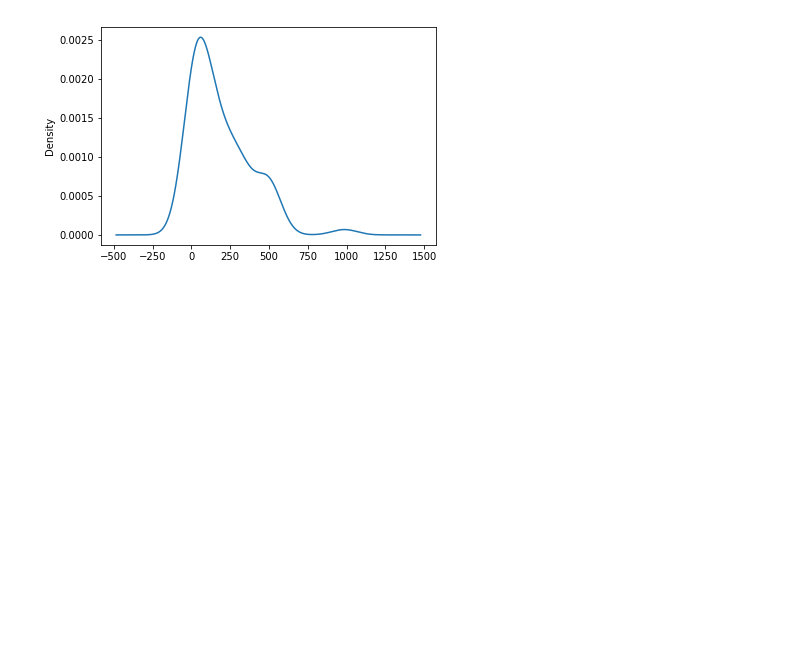
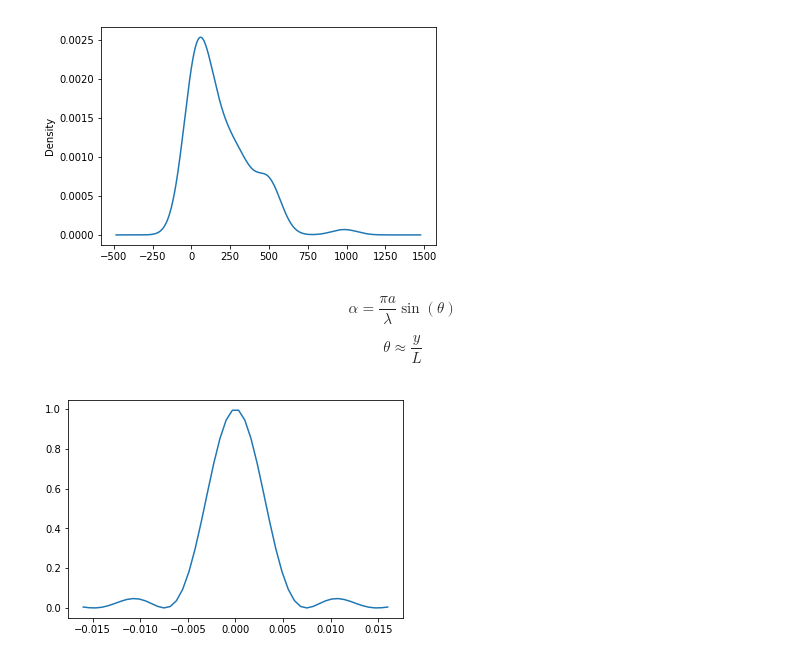
Before and after one commit to jamontanac/Laboratorio-Avanzado, a Jupyter notebook: Double_Slit/Analisis.ipynb, the cells around one changed output. Cells and saved outputs as stored; diff of their text form; code cells hidden in the pictures; blank space fills up the shorter version.

```diff
--- a/Double_Slit/Analisis.ipynb
+++ b/Double_Slit/Analisis.ipynb
@@ -175,0 +176,16 @@ def difraccion()
+# %% [markdown]
+$$\alpha=\frac{\pi a}{\lambda}\sin(\theta)$$
+$$\theta\approx \frac{y}{L}$$
+# %%
+def Intensidad_difraccion(alpha):
+    return (np.sin(alpha)/alpha)**2
+def function_alpha(y_pos):
+    return np.pi*9.0*10**(-5)/(670*10**(-9))*y_pos
+def Intensidad_interferencia(y_pos):
+    return (np.cos(np.pi*))
+# %%
+y=np.linspace(-0.016,0.016)
+plt.plot(y,Intensidad_difraccion(function_alpha(y)))
+plt.show()
+# %% [output]
+[figure, added]
```
Also changed, not shown: parts of 2 cells of this notebook.
